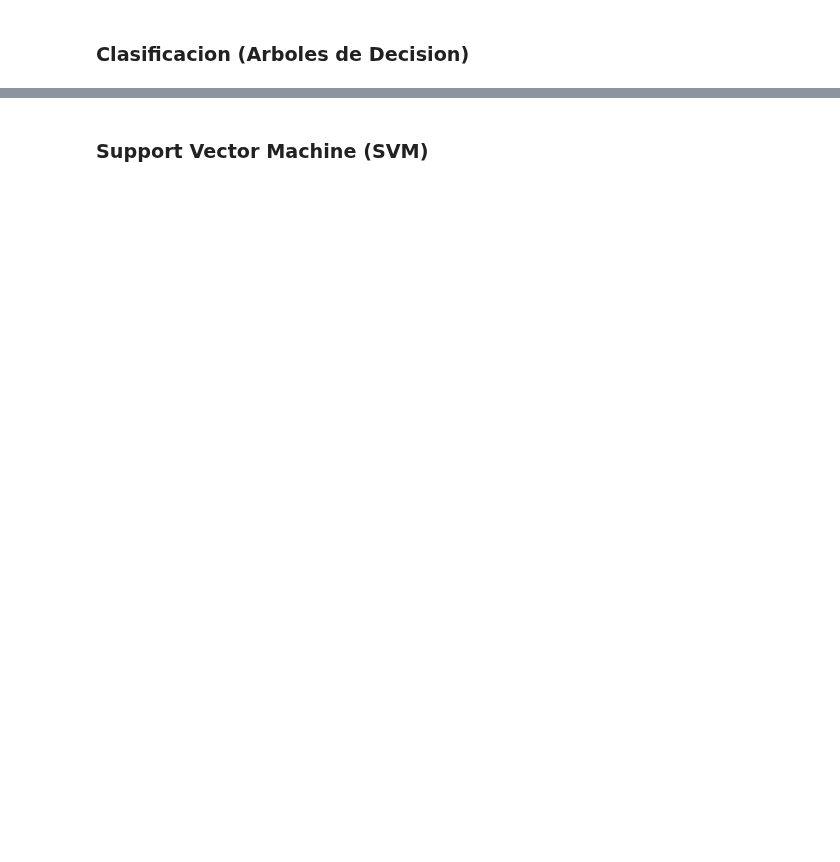
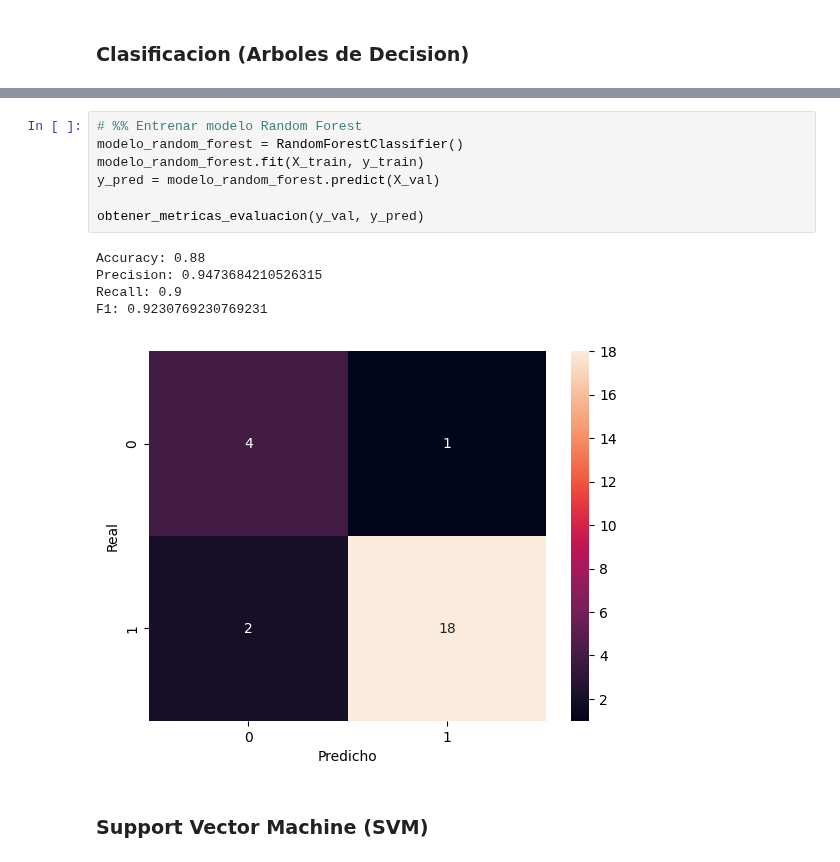
Before and after one commit to phobbins/AnalisisDatos, a Jupyter notebook: Proyecto/Hepatitis_Predict.ipynb, the cells around one changed output, grey strips where cells are left out. Drawn from its saved outputs; the diff is of its cells as text; blank space fills up the shorter version.

```diff
--- a/Proyecto/Hepatitis_Predict.ipynb
+++ b/Proyecto/Hepatitis_Predict.ipynb
@@ -1167,2 +1132,15 @@ print(roc_auc_score(y_test, y_prob))
+# %%
+# %% Entrenar modelo Random Forest
+modelo_random_forest = RandomForestClassifier()
+modelo_random_forest.fit(X_train, y_train)
+y_pred = modelo_random_forest.predict(X_val)
+
+obtener_metricas_evaluacion(y_val, y_pred)
+# %% [output]
+Accuracy: 0.88
+Precision: 0.9473684210526315
+Recall: 0.9
+F1: 0.9230769230769231
+[figure, added]
 # %% [markdown]
 ### Support Vector Machine (SVM)
```
Also changed, not shown: parts of 15 cells of this notebook, 1 other file.
